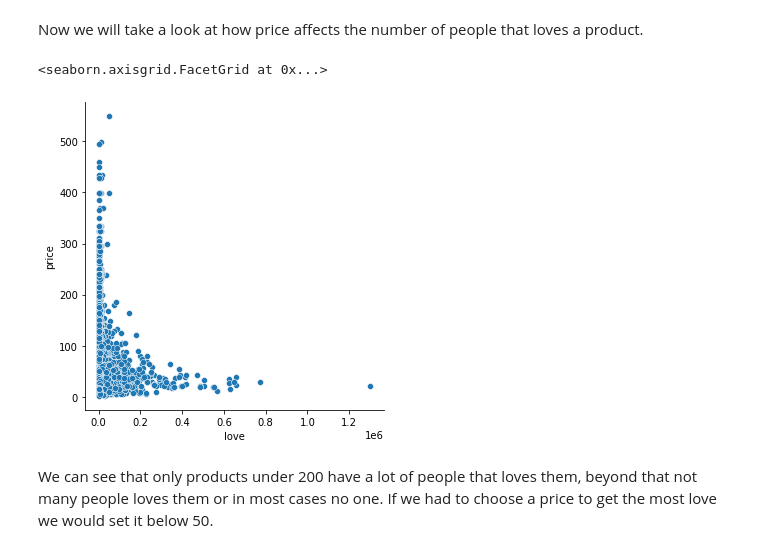
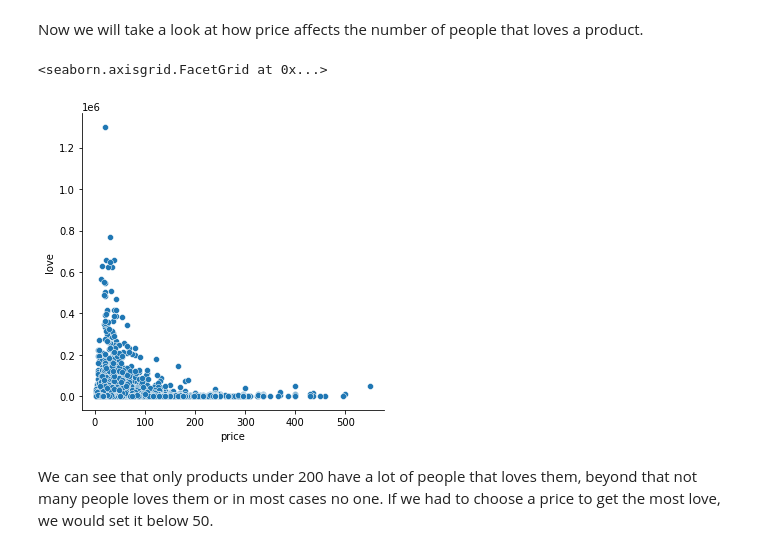
Before and after one commit to josepmdc/ApC-Kaggle, a Jupyter notebook: Kaggle.ipynb, the cells around one changed output. Cells and saved outputs as stored; diff of their text form; code cells hidden in the pictures.

Commit message:
Data analysis and preprocessing

```diff
--- a/Kaggle.ipynb
+++ b/Kaggle.ipynb
@@ -127,9 +148,9 @@ We can see that most points are clustered near the (0,0), so this means we are g
 # %% [markdown]
 Now we will take a look at how price affects the number of people that loves a product.
 # %%
-sns.relplot(x='love', y='price', data=df)
+sns.relplot(x='price', y='love', data=df)
 # %% [output]
 <seaborn.axisgrid.FacetGrid at 0x...>
-[figure, old version]
+[figure, new version]
 # %% [markdown]
-We can see that only products under 200 have a lot of people that loves them, beyond that not many people loves them or in most cases no one. If we had to choose a price to get the most love we would set it below 50.
+We can see that only products under 200 have a lot of people that loves them, beyond that not many people loves them or in most cases no one. If we had to choose a price to get the most love, we would set it below 50.
```
Also changed, not shown: parts of 26 cells of this notebook.
